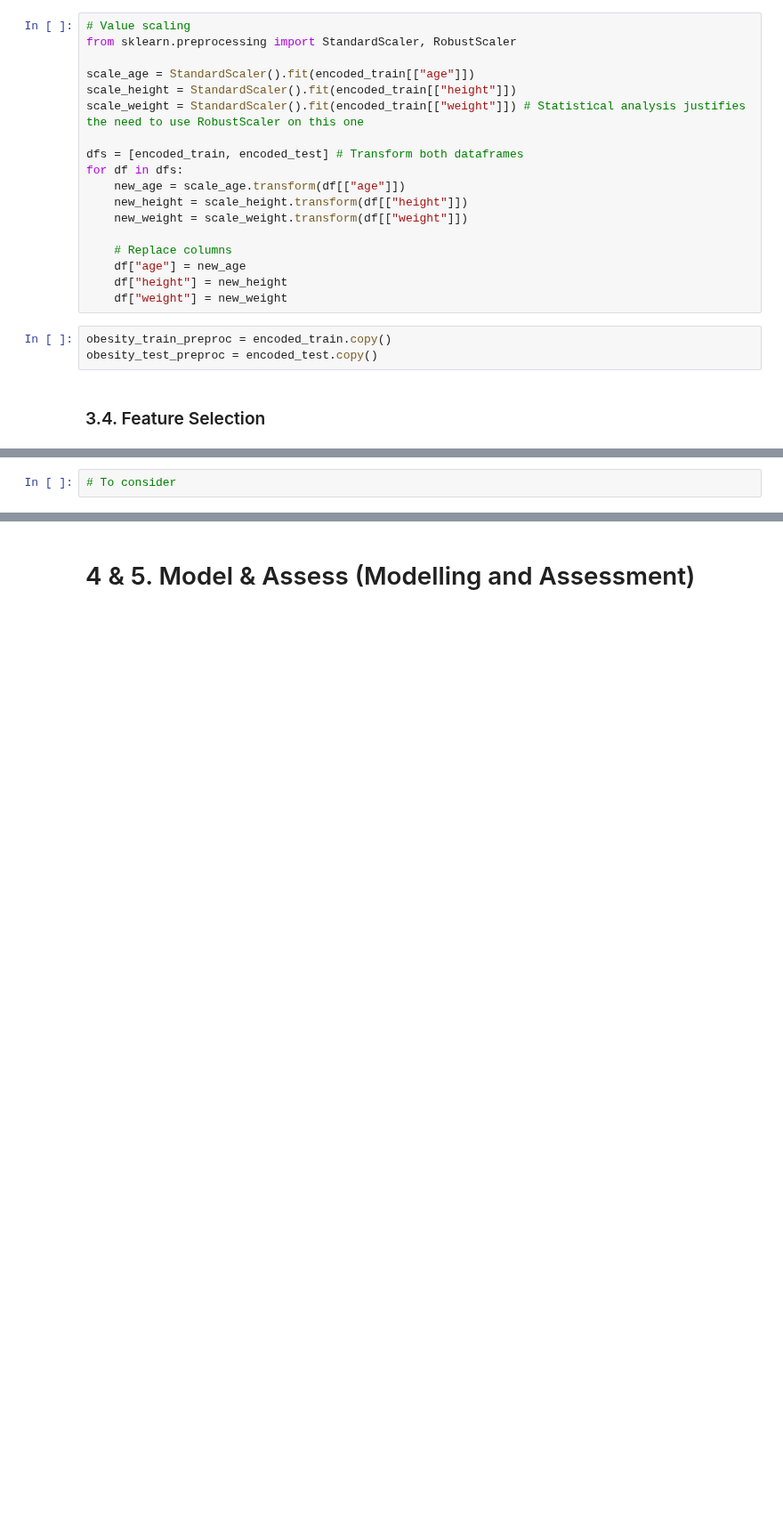
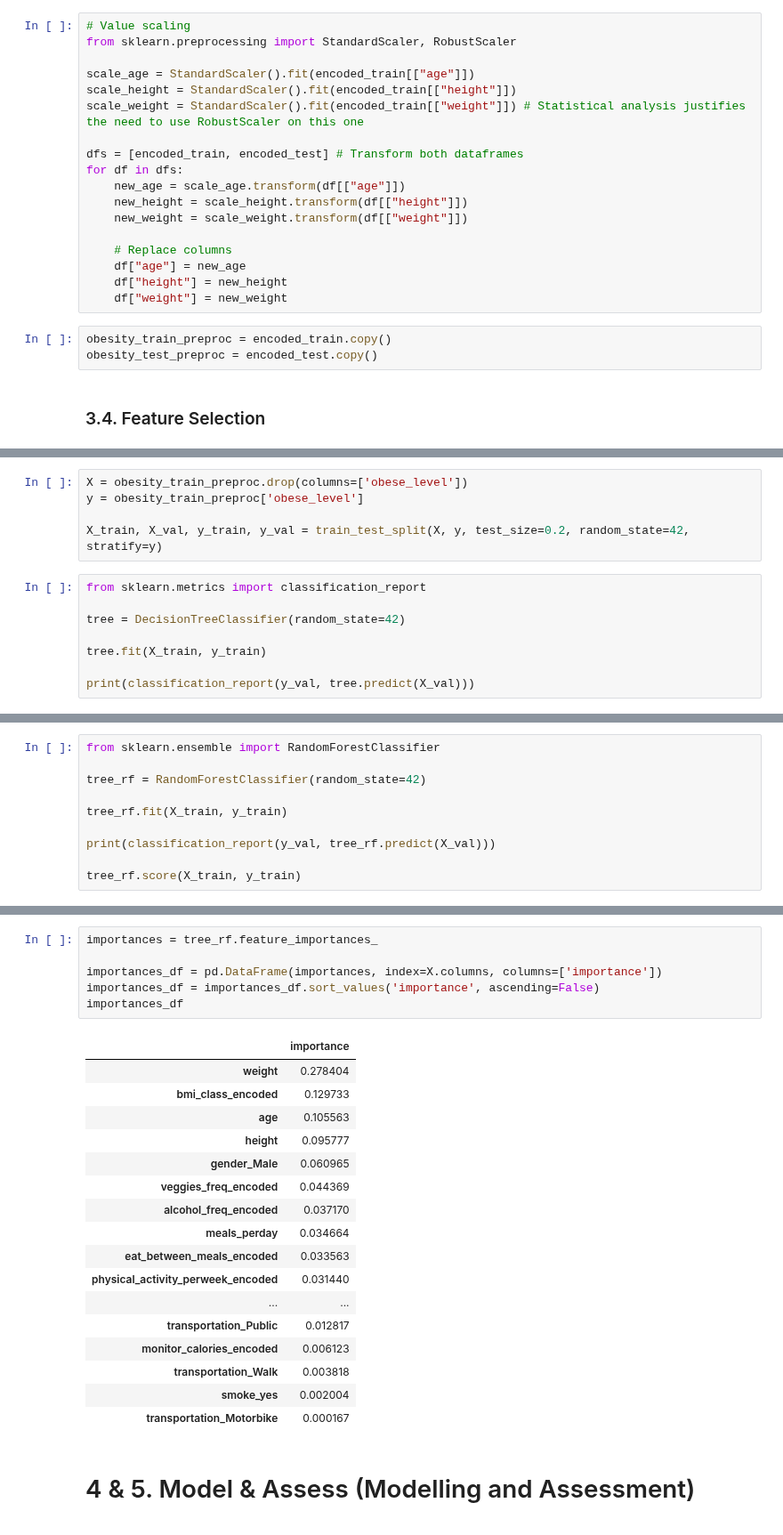
Before and after one commit to 0xMarc0s/IMS_ML_project, a Jupyter notebook: Project_Notebook_Template/Main Pipeline.ipynb, the cells around one changed output, grey strips where cells are left out. Shown at 89% size. Cells and saved outputs as stored; diff of their text form; blank space fills up the shorter version.

Commit message:
Added Decision Trees and Feature Importances

```diff
--- a/Project_Notebook_Template/Main Pipeline.ipynb
+++ b/Project_Notebook_Template/Main Pipeline.ipynb
@@ -453,2 +461,13 @@ obesity_test_preproc = encoded_test.copy()
+# %%
+X = obesity_train_preproc.drop(columns=['obese_level'])
+y = obesity_train_preproc['obese_level']
+
+X_train, X_val, y_train, y_val = train_test_split(X, y, test_size=0.2, random_state=42, stratify=y)
 # %%
-# To consider
+from sklearn.metrics import classification_report
+
+tree = DecisionTreeClassifier(random_state=42)
+
+tree.fit(X_train, y_train)
+
+print(classification_report(y_val, tree.predict(X_val)))
@@ -454,0 +488,10 @@ obesity_test_preproc = encoded_test.copy()
+# %%
+from sklearn.ensemble import RandomForestClassifier
+
+tree_rf = RandomForestClassifier(random_state=42)
+
+tree_rf.fit(X_train, y_train)
+
+print(classification_report(y_val, tree_rf.predict(X_val)))
+
+tree_rf.score(X_train, y_train)
@@ -455,3 +513,27 @@ obesity_test_preproc = encoded_test.copy()
+# %%
+importances = tree_rf.feature_importances_
+
+importances_df = pd.DataFrame(importances, index=X.columns, columns=['importance'])
+importances_df = importances_df.sort_values('importance', ascending=False)
+importances_df
+# %% [output]
+|  | importance |
+| weight | 0.278404 |
+| bmi_class_encoded | 0.129733 |
+| age | 0.105563 |
+| height | 0.095777 |
+| gender_Male | 0.060965 |
+| veggies_freq_encoded | 0.044369 |
+| alcohol_freq_encoded | 0.037170 |
+| meals_perday | 0.034664 |
+| eat_between_meals_encoded | 0.033563 |
+| physical_activity_perweek_encoded | 0.031440 |
+| ... | ... |
+| transportation_Public | 0.012817 |
+| monitor_calories_encoded | 0.006123 |
+| transportation_Walk | 0.003818 |
+| smoke_yes | 0.002004 |
+| transportation_Motorbike | 0.000167 |
 # %% [markdown]
 <a class="anchor" id="">
 
```
Also changed, not shown: parts of 3 cells of this notebook.
